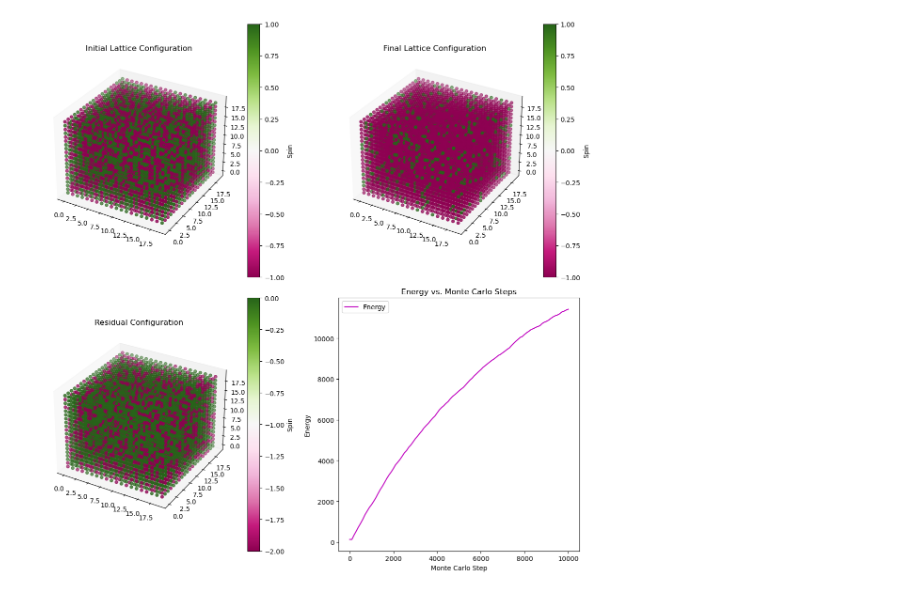
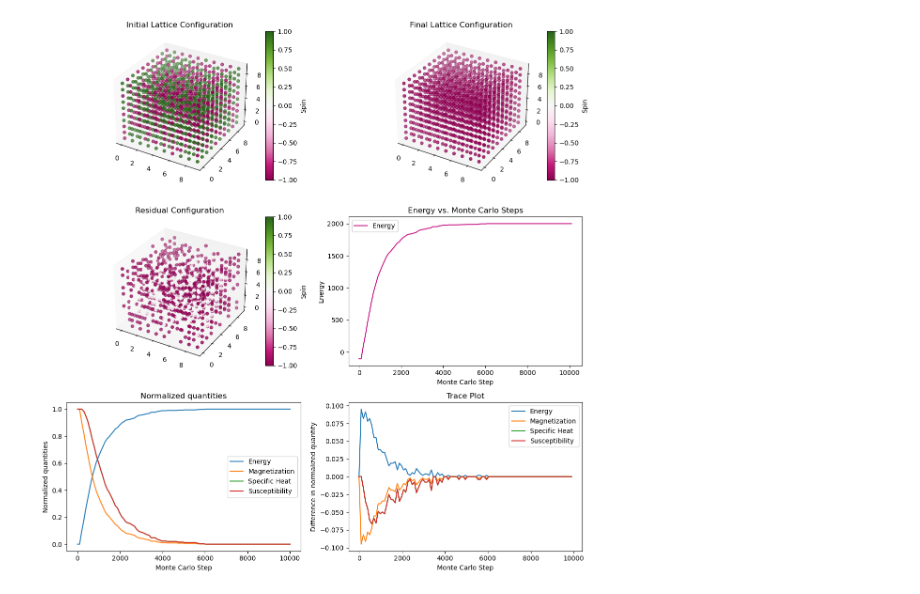
Before and after one commit to PHYS-5201-Final/IsingModel, a Jupyter notebook: 3DIsing.ipynb, the cells around one changed output. Saved outputs shown, nothing was run; the diff lists cells and outputs as text; code cells hidden in the pictures.

```diff
--- a/3DIsing.ipynb
+++ b/3DIsing.ipynb
@@ -61,45 +102,81 @@ def scatter_3D(data, ax, title):
     col = data.flatten()
 
     # 3D Plot
-    p3d = ax.scatter(x, y, z, c=col, cmap="PiYG")
+    p3d = ax.scatter(x, y, z, c=col, cmap="PiYG", vmin=-1, vmax=1)
     ax.grid(False)
     plt.colorbar(p3d, label="Spin")
     ax.set_title(title)
     return
+# %%
+def normalize(array):
+    normalized_array = array.copy()
+    max = np.max(array)
+    min = np.min(array)
+    for i in range(len(array)):
+        normalized_array[i] = (array[i] - min)/(max-min)
+    return normalized_array
+
+def difference(array):
+    differences = array.copy()[:-1]
+    for i in range(len(array)-1):
+        differences[i] = array[i+1] - array[i]
+    return differences
 # %%
-beta = 100000
+T = 10**(-5)
 K = 1
 h = -1
-L = 20
-steps = 10000
+L = 10
+steps = 10000 #10000
 spins_initial = initial_spins(L)
-
 copy_of_spins_initial = spins_initial.copy()
-
-final_spins, energies = monte_carlo(beta, K, h, L, steps, spins_initial)
+final_spins, quantities = monte_carlo(T, K, h, L, steps, spins_initial)
 
 # Visualization
 cmap = "PiYG"
 fig = plt.figure(figsize=(12, 12))
 
-ax0 = fig.add_subplot(2, 2, 1, projection='3d')
+ax0 = fig.add_subplot(3, 2, 1, projection='3d')
 scatter_3D(copy_of_spins_initial, ax0, "Initial Lattice Configuration")
 
-ax1 = plt.subplot(2, 2, 2, projection='3d')
+ax1 = plt.subplot(3, 2, 2, projection='3d')
 scatter_3D(final_spins, ax1, "Final Lattice Configuration")
 
-ax2 = plt.subplot(2, 2, 3, projection='3d')
+ax2 = plt.subplot(3, 2, 3, projection='3d')
 scatter_3D(final_spins - copy_of_spins_initial, ax2, "Residual Configuration")
 
-plt.subplot(2, 2, 4)
+energies = quantities[0]
+plt.subplot(3, 2, 4)
 plt.title("Energy vs. Monte Carlo Steps")
-plt.plot(range(0, len(energies) * 100, 100), energies, label="Energy", color='m')
+plt.plot(range(0, len(energies) * 100, 100), energies, label="Energy", color='mediumvioletred')
 plt.xlabel("Monte Carlo Step")
 plt.ylabel("Energy")
+plt.legend()
+
+plt.subplot(3, 2, 5)
+plt.title("Normalized quantities")
+xs = np.linspace(0, steps, len(quantities[0]))
+plt.plot(xs, normalize(quantities[0]), label="Energy")
+plt.plot(xs, normalize(quantities[1]), label="Magnetization")
+plt.plot(xs, normalize(quantities[2]), label="Specific Heat")
+plt.plot(xs, normalize(quantities[3]), label="Susceptibility")
+# plt.plot(xs, normalize(quantities[4]), label="Correlation Length")  # TODO
+plt.xlabel("Monte Carlo Step")
+plt.ylabel("Normalized quantities")
+plt.legend()
+
+plt.subplot(3, 2, 6)
+plt.title("Trace Plot")
+plt.plot(xs[:-1], difference(normalize(quantities[0])), label="Energy")
+plt.plot(xs[:-1], difference(normalize(quantities[1])), label="Magnetization")
+plt.plot(xs[:-1], difference(normalize(quantities[2])), label="Specific Heat")
+plt.plot(xs[:-1], difference(normalize(quantities[3])), label="Susceptibility")
+# plt.plot(xs[:-1], difference(quantities[4]), label="Correlation Length")  # TODO
+plt.xlabel("Monte Carlo Step")
+plt.ylabel("Difference in normalized quantity")
 plt.legend()
 
 plt.tight_layout()
 plt.show()
 plt.close()
 # %% [output]
-[figure, old version]
+[figure, new version]
```
Also changed, not shown: parts of 3 cells of this notebook.
